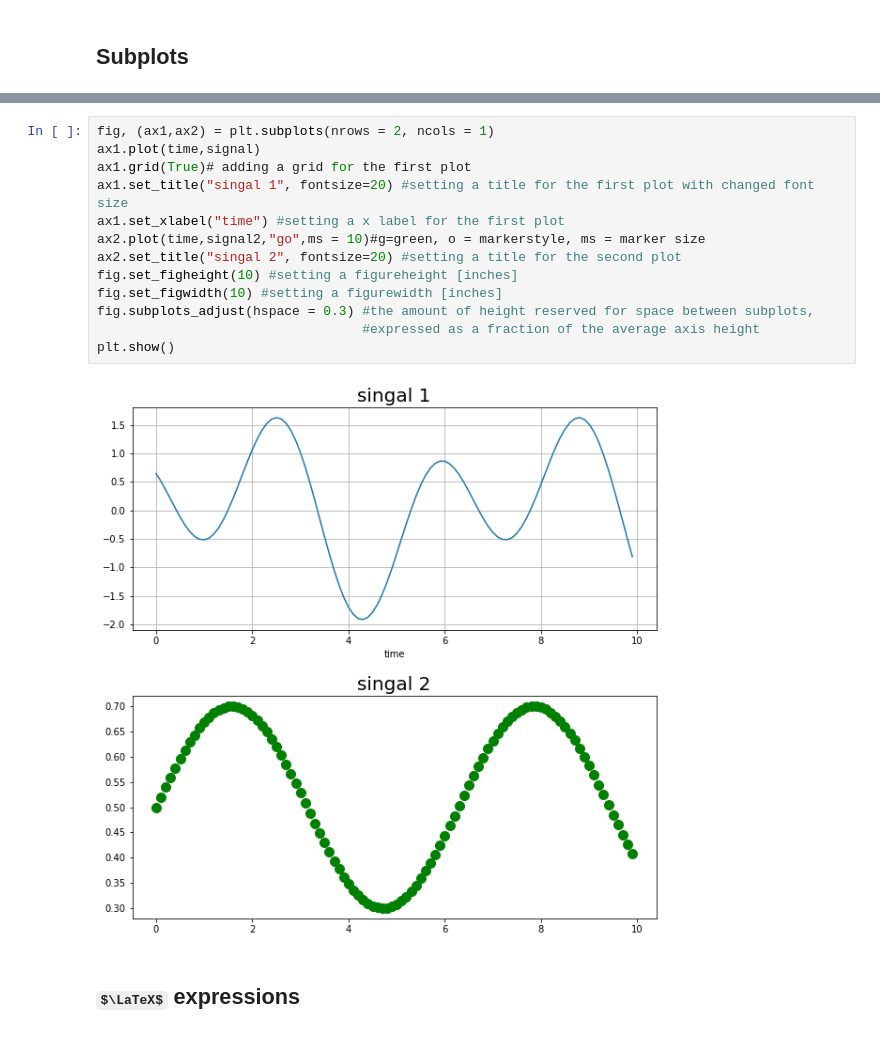
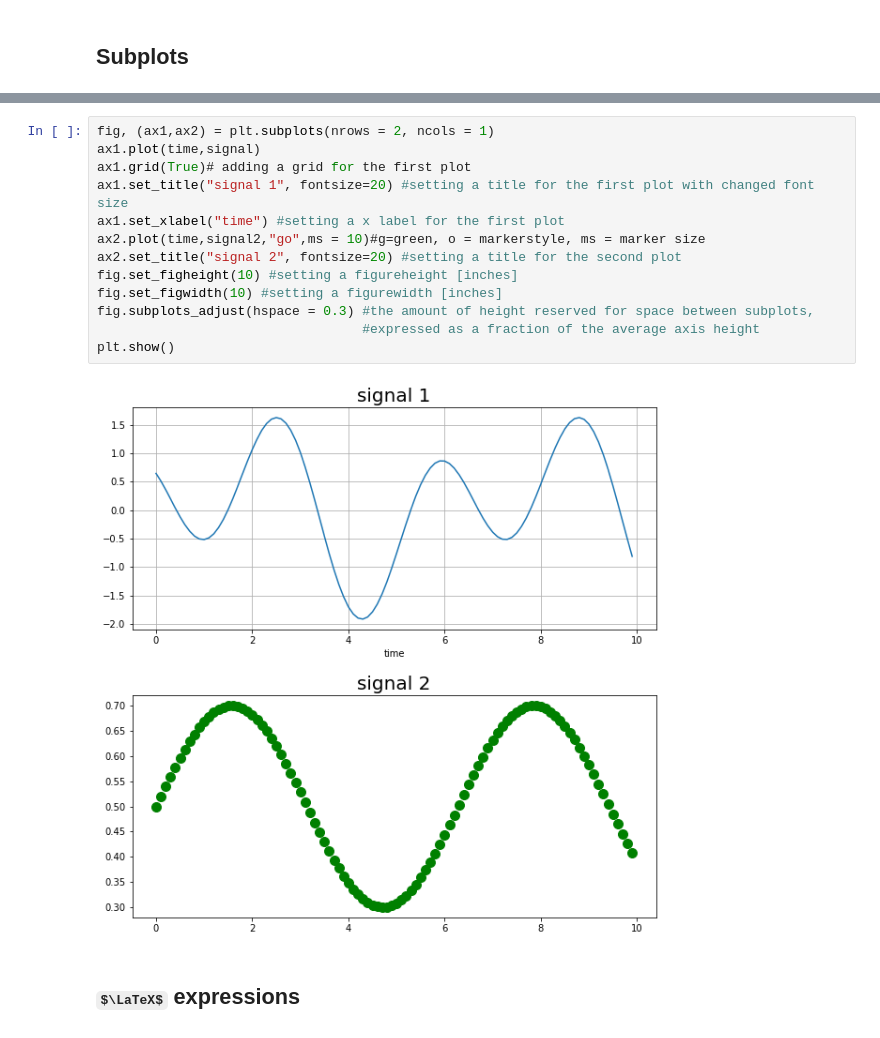
Before and after one commit to CVUT-FS-12110/Python-for-Scientific-Computations-and-Control, a Jupyter notebook: courses/numpy_matplotlib.ipynb, the cells around one changed output, grey strips where cells are left out. Drawn from its saved outputs; the diff is of its cells as text; some formulas as TeX source.

```diff
--- a/courses/numpy_matplotlib.ipynb
+++ b/courses/numpy_matplotlib.ipynb
@@ -311,18 +311,18 @@ plt.show()
 # %%
 fig, (ax1,ax2) = plt.subplots(nrows = 2, ncols = 1)
 ax1.plot(time,signal)
 ax1.grid(True)# adding a grid for the first plot
-ax1.set_title("singal 1", fontsize=20) #setting a title for the first plot with changed font size
+ax1.set_title("signal 1", fontsize=20) #setting a title for the first plot with changed font size
 ax1.set_xlabel("time") #setting a x label for the first plot
 ax2.plot(time,signal2,"go",ms = 10)#g=green, o = markerstyle, ms = marker size
-ax2.set_title("singal 2", fontsize=20) #setting a title for the second plot
+ax2.set_title("signal 2", fontsize=20) #setting a title for the second plot
 fig.set_figheight(10) #setting a figureheight [inches]
 fig.set_figwidth(10) #setting a figurewidth [inches]
 fig.subplots_adjust(hspace = 0.3) #the amount of height reserved for space between subplots,
                                   #expressed as a fraction of the average axis height
 plt.show()
 # %% [output]
-[figure, old version]
+[figure, new version]
 # %% [markdown]
 ## $\LaTeX$ expressions
 # %%
```
Also changed, not shown: parts of 34 cells of this notebook, 5 other files.
